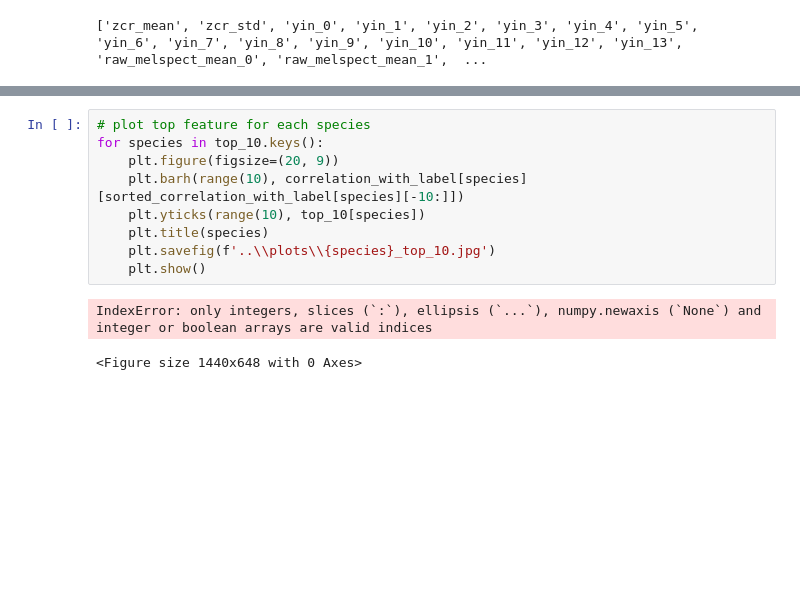
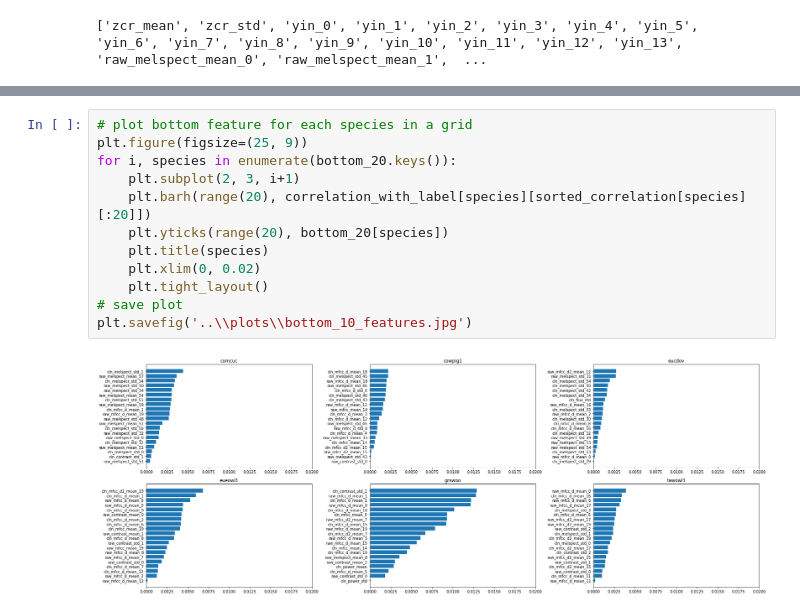
Before and after one commit to th3lias/mlpc2023, a Jupyter notebook: Notebooks/feature_importance.ipynb, the cells around one changed output, grey strips where cells are left out. Drawn from its saved outputs; the diff is of its cells as text; blank space fills up the shorter version.

```diff
--- a/Notebooks/feature_importance.ipynb
+++ b/Notebooks/feature_importance.ipynb
@@ -103,12 +117,14 @@ bottom_10 = {species: sorted_correlation_with_label[species][:10] for species in
 # %%
-# plot top feature for each species
-for species in top_10.keys():
-    plt.figure(figsize=(20, 9))
-    plt.barh(range(10), correlation_with_label[species][sorted_correlation_with_label[species][-10:]])
-    plt.yticks(range(10), top_10[species])
+# plot bottom feature for each species in a grid
+plt.figure(figsize=(25, 9))
+for i, species in enumerate(bottom_20.keys()):
+    plt.subplot(2, 3, i+1)
+    plt.barh(range(20), correlation_with_label[species][sorted_correlation[species][:20]])
+    plt.yticks(range(20), bottom_20[species])
     plt.title(species)
-    plt.savefig(f'..\\plots\\{species}_top_10.jpg')
-    plt.show()
+    plt.xlim(0, 0.02)
+    plt.tight_layout()
+# save plot
+plt.savefig('..\\plots\\bottom_10_features.jpg')
 # %% [output]
-IndexError: only integers, slices (`:`), ellipsis (`...`), numpy.newaxis (`None`) and integer or boolean arrays are valid indices
-<Figure size 1440x648 with 0 Axes>
+[figure, added]
```
Also changed, not shown: parts of 9 cells of this notebook, 24 other files.
